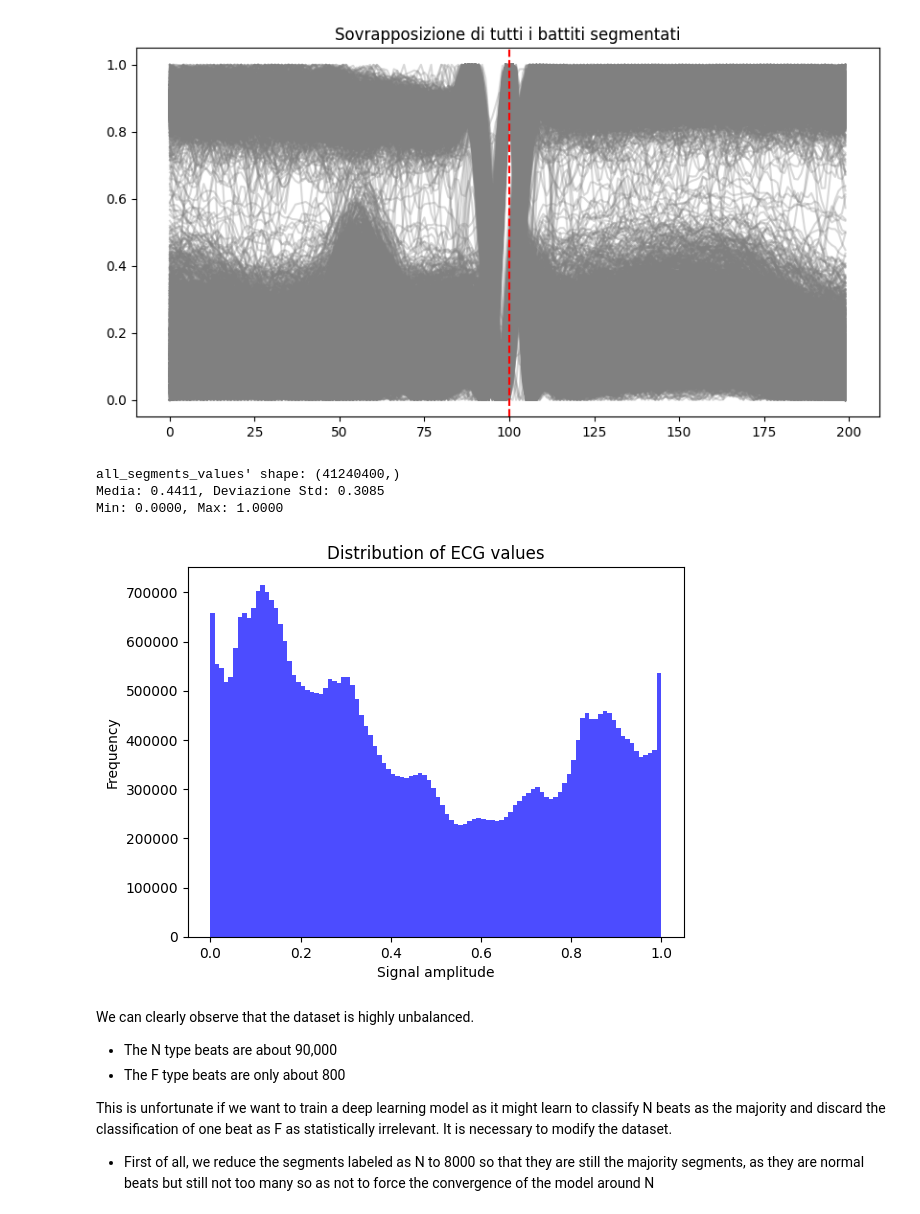
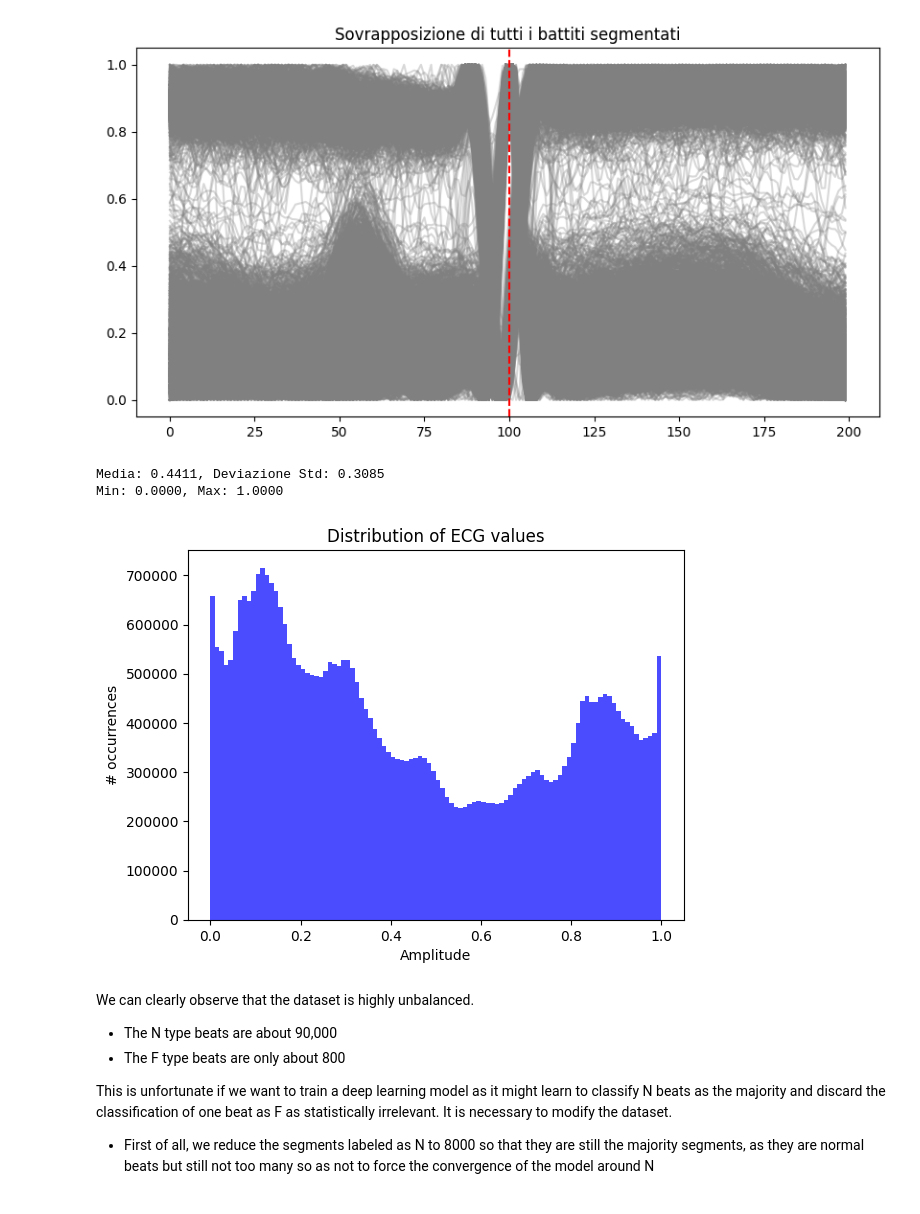
Before and after one commit to GiulioTaralli/Deep-Learning-Classification-MIT-BIH-Arrhythmia-Database, a Jupyter notebook: MIT_BIH_Arrhytmia_Classification.ipynb, the cells around one changed output. Saved outputs shown, nothing was run; the diff lists cells and outputs as text; code cells hidden in the pictures.

Commit message:
Prepocessing stage checked and completed! Added more explanations and corrected some flaws. Reorganized the functions on top of the chapter.

```diff
--- a/MIT_BIH_Arrhytmia_Classification.ipynb
+++ b/MIT_BIH_Arrhytmia_Classification.ipynb
@@ -191,9 +281,15 @@ def high_pass_filter(original_signal, cutoff_frequency=0.5, sampling_rate=360, o
 # %%
+# Fetch the complete signal
+patient_record = wfdb.rdrecord(patient_path)
+
 # Removing baseline wandering
 filteredHighPassSignal = high_pass_filter(patient_record.p_signal[:,0])
-print(filteredHighPassSignal.mean())
 plt.plot(patient_record.p_signal[:,0][:800])
 plt.plot(filteredHighPassSignal[:800])
+plt.xlabel("Time [s]")
+plt.ylabel("Amplitude [mV]")
 plt.legend(("Before", "After"))
 plt.show()
+print(f"Average amplitude of the original signal: {patient_record.p_signal[:,0].mean()}")
+print(f"Average amplitude of the filtered signal: {filteredHighPassSignal.mean()}")
 # %% [output]
@@ -237,7 +369,0 @@ plt.show()
-# %%
-def notchFilter(signal, notch_frequency=60, quality_factor=30, sampling_rate=360):
-  # Calculate the notch filter coefficients
-  b, a = sp.signal.iirnotch(notch_frequency / (sampling_rate / 2), quality_factor)
-
-  # Filters the signal to remove 60Hz interference
-  return sp.signal.filtfilt(b, a, signal)
@@ -244,13 +374,12 @@ def notchFilter(signal, notch_frequency=60, quality_factor=30, sampling_rate=360
 # %%
-filtered_data_notch = notchFilter(filteredHighPassSignal)
-
-filtered_frequencies, filtered_fft_data = get_frequency_spectrum(filtered_data_notch)
+filtered_data_notch = notch_filter(filteredHighPassSignal)
+filtered_frequencies, filtered_fft_data = get_frequency_spectrum(filtered_data_notch, 0, 70)
 
 # Displays the frequency spectrum between 0 and 70 Hz
 plt.plot(filtered_frequencies, filtered_fft_data)
 plt.title("Frequency spectrum (0-70 Hz) of the ECG signal after the Notch filter")
-plt.xlabel("Frequency (Hz)")
-plt.ylabel("Amplitude")
+plt.xlabel("Frequency [Hz]")
+plt.ylabel("Amplitude [mV]")
 plt.grid(True)
 plt.show()
 # %% [output]
@@ -280,7 +404,0 @@ Finally, I will use a low-pass filter in order to cut the high frequencies. Usua
-# %%
-def low_pass_filter(data, cutoff_freq=150, sampling_rate=360, order=3):
-  nyquist = 0.5 * sampling_rate
-  normal_cutoff = cutoff_freq / nyquist
-  b, a = sp.signal.butter(order, normal_cutoff, btype='low', analog=False)
-  filtered_data = sp.signal.filtfilt(b, a, data)
-  return filtered_data
@@ -572,39 +696,34 @@ plt.show()
 # %%
 # Initialize the list to collect all segments
 all_segments = []
 all_labels = []
 
 for patient in patients_data:
   for segment, label in zip(patient.get('beats'), patient.get('beat_labels')):
     # Add the segment as numpy array
     all_segments.append(np.array(segment))
     all_labels.append(np.array(label))
 
-# Lengths equal between segments and labels, do not worry!
 all_segments_values = np.concatenate(all_segments)
 all_labels = np.array(all_labels)
-
-# Check all_segment_values' final shape
-print("all_segments_values' shape:", all_segments_values.shape)
 
 # Get mean, standard deviation, min and max
 mean_val = np.mean(all_segments_values)
 std_val = np.std(all_segments_values)
 min_val, max_val = np.min(all_segments_values), np.max(all_segments_values)
 print(f"Media: {mean_val:.4f}, Deviazione Std: {std_val:.4f}")
 print(f"Min: {min_val:.4f}, Max: {max_val:.4f}")
 
 # Distribution histogram
 plt.hist(all_segments_values, bins=100, alpha=0.7, color="blue")
 plt.title("Distribution of ECG values")
-plt.xlabel("Signal amplitude")
-plt.ylabel("Frequency")
+plt.xlabel("Amplitude")
+plt.ylabel("# occurrences")
 plt.show()
 # %% [output]
-all_segments_values' shape: (41240400,)
 Media: 0.4411, Deviazione Std: 0.3085
 Min: 0.0000, Max: 1.0000
-[figure, old version]
+[figure, new version]
 # %%
 # Function to apply time shift
 def time_shift(signal, shift=5):
```
Also changed, not shown: parts of 40 cells of this notebook.
